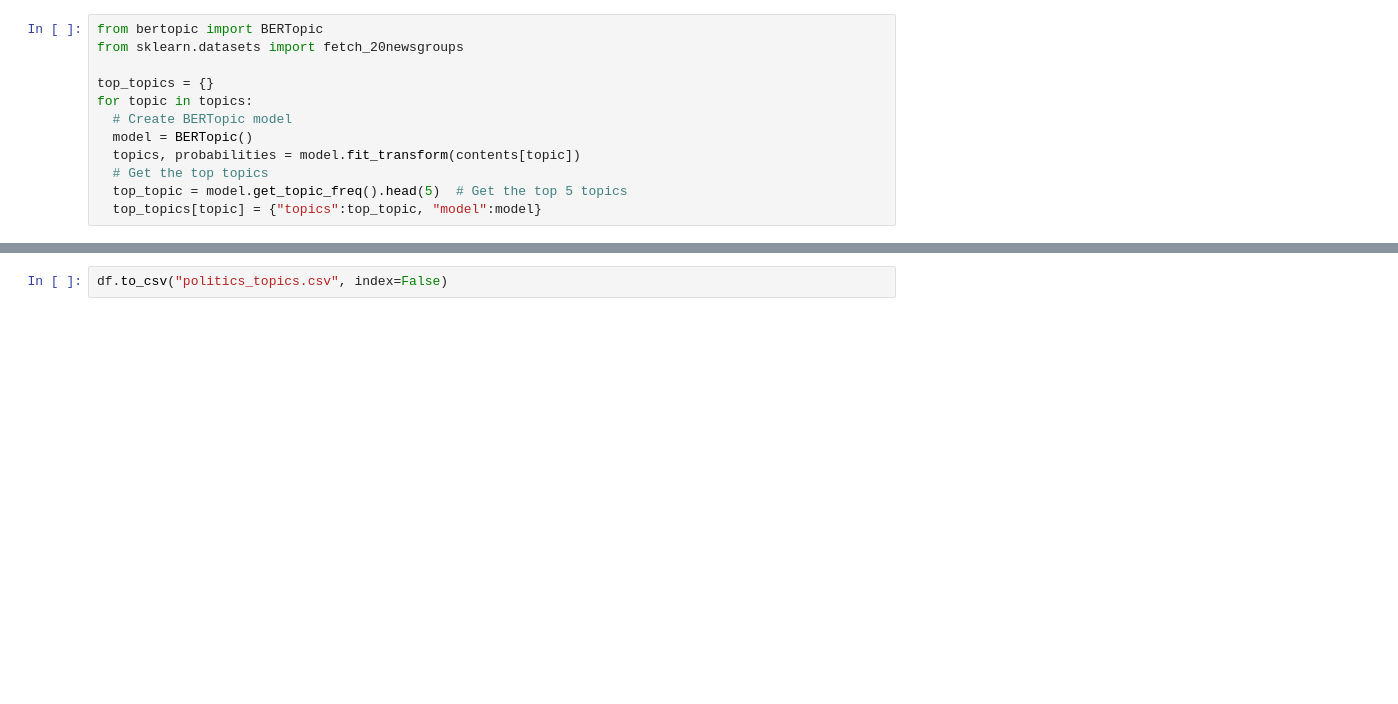
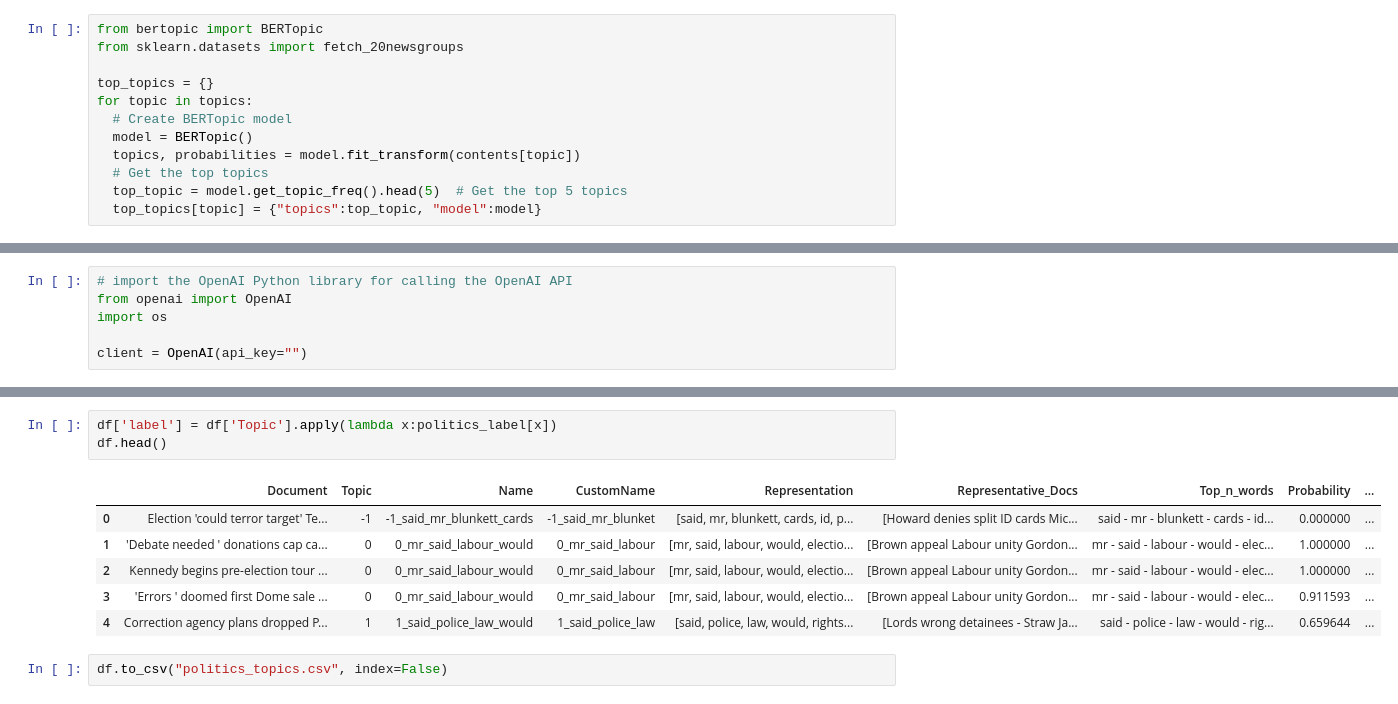
Before and after one commit to telee0/cs5246, a Jupyter notebook: eda/BBC_Topic_modeling.ipynb, the cells around one changed output, grey strips where cells are left out. Drawn from its saved outputs; the diff is of its cells as text; blank space fills up the shorter version.

```diff
--- a/eda/BBC_Topic_modeling.ipynb
+++ b/eda/BBC_Topic_modeling.ipynb
@@ -127,0 +139,6 @@ df.head()
+# %%
+# import the OpenAI Python library for calling the OpenAI API
+from openai import OpenAI
+import os
+
+client = OpenAI(api_key="")
@@ -128,2 +205,12 @@ df.head()
+# %%
+df['label'] = df['Topic'].apply(lambda x:politics_label[x])
+df.head()
+# %% [output]
+|  | Document | Topic | Name | CustomName | Representation | Representative_Docs | Top_n_words | Probability | ... |
+| 0 | Election 'could terror target' Te... | -1 | -1_said_mr_blunkett_cards | -1_said_mr_blunket | [said, mr, blunkett, cards, id, p... | [Howard denies split ID cards Mic... | said - mr - blunkett - cards - id... | 0.000000 | ... |
+| 1 | 'Debate needed ' donations cap ca... | 0 | 0_mr_said_labour_would | 0_mr_said_labour | [mr, said, labour, would, electio... | [Brown appeal Labour unity Gordon... | mr - said - labour - would - elec... | 1.000000 | ... |
+| 2 | Kennedy begins pre-election tour ... | 0 | 0_mr_said_labour_would | 0_mr_said_labour | [mr, said, labour, would, electio... | [Brown appeal Labour unity Gordon... | mr - said - labour - would - elec... | 1.000000 | ... |
+| 3 | 'Errors ' doomed first Dome sale ... | 0 | 0_mr_said_labour_would | 0_mr_said_labour | [mr, said, labour, would, electio... | [Brown appeal Labour unity Gordon... | mr - said - labour - would - elec... | 0.911593 | ... |
+| 4 | Correction agency plans dropped P... | 1 | 1_said_police_law_would | 1_said_police_law | [said, police, law, would, rights... | [Lords wrong detainees - Straw Ja... | said - police - law - would - rig... | 0.659644 | ... |
 # %%
 df.to_csv("politics_topics.csv", index=False)
```
Also changed, not shown: parts of 11 cells of this notebook, 1 other file.
